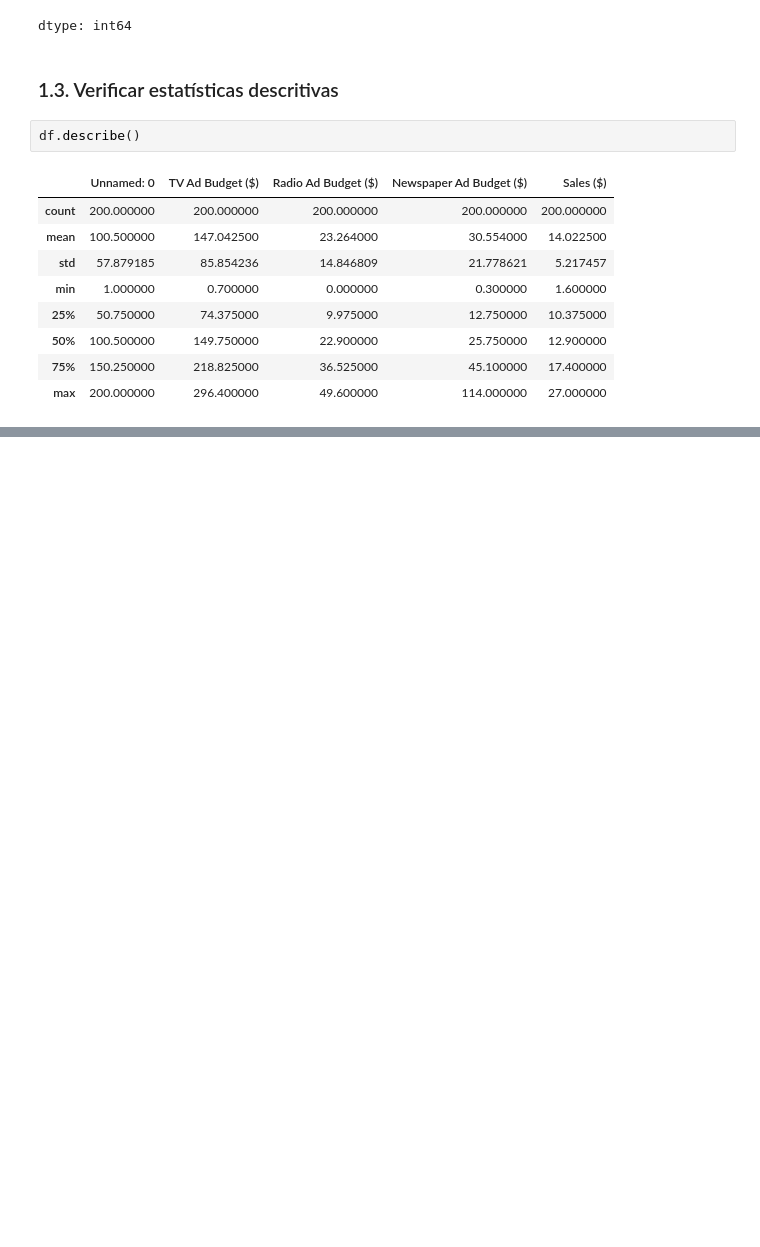
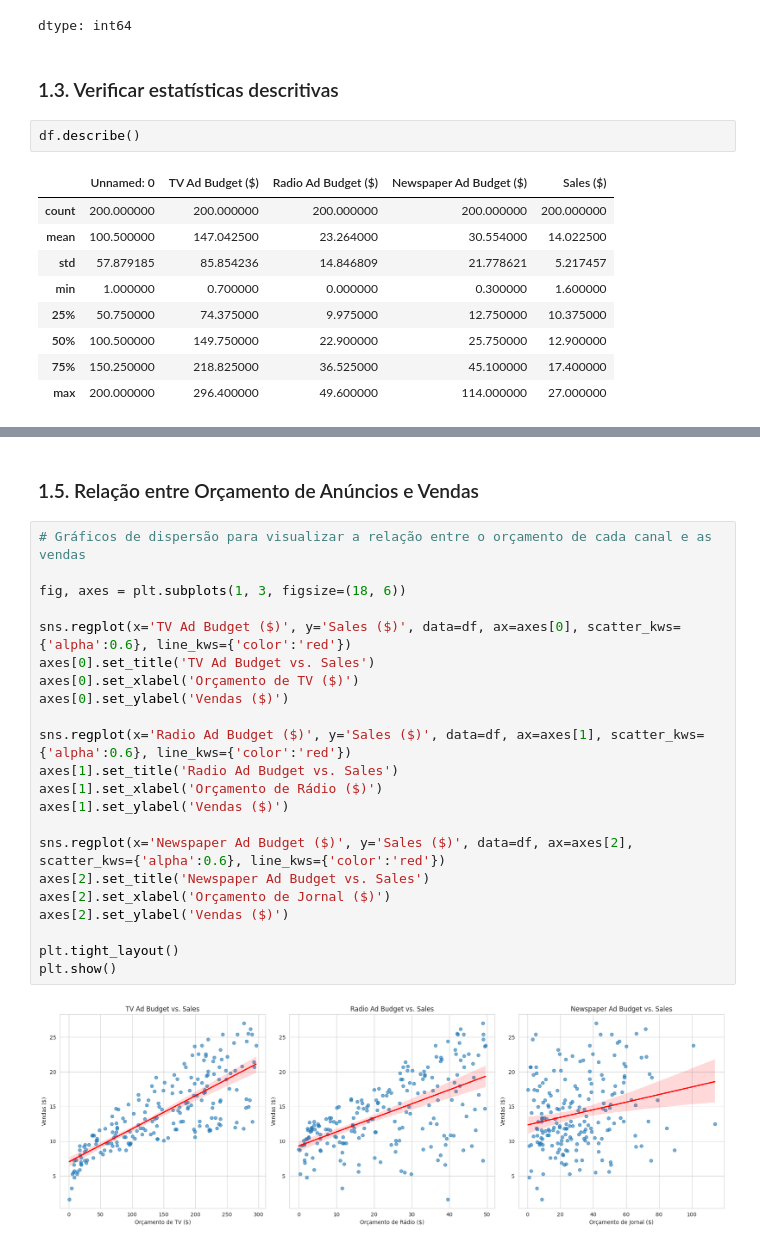
Before and after one commit to leoserpa/Advertising-Budget-Optimization-with-Regression-Models, a Jupyter notebook: notebooks/advertising_budget_optimization_regression_models.ipynb, the cells around one changed output, grey strips where cells are left out. Drawn from its saved outputs; the diff is of its cells as text; blank space fills up the shorter version.

```diff
--- a/notebooks/advertising_budget_optimization_regression_models.ipynb
+++ b/notebooks/advertising_budget_optimization_regression_models.ipynb
@@ -61,0 +98,26 @@ df.describe()
+# %% [markdown]
+### 1.5. Relação entre Orçamento de Anúncios e Vendas
+# %%
+# Gráficos de dispersão para visualizar a relação entre o orçamento de cada canal e as vendas
+
+fig, axes = plt.subplots(1, 3, figsize=(18, 6))
+
+sns.regplot(x='TV Ad Budget ($)', y='Sales ($)', data=df, ax=axes[0], scatter_kws={'alpha':0.6}, line_kws={'color':'red'})
+axes[0].set_title('TV Ad Budget vs. Sales')
+axes[0].set_xlabel('Orçamento de TV ($)')
+axes[0].set_ylabel('Vendas ($)')
+
+sns.regplot(x='Radio Ad Budget ($)', y='Sales ($)', data=df, ax=axes[1], scatter_kws={'alpha':0.6}, line_kws={'color':'red'})
+axes[1].set_title('Radio Ad Budget vs. Sales')
+axes[1].set_xlabel('Orçamento de Rádio ($)')
+axes[1].set_ylabel('Vendas ($)')
+
+sns.regplot(x='Newspaper Ad Budget ($)', y='Sales ($)', data=df, ax=axes[2], scatter_kws={'alpha':0.6}, line_kws={'color':'red'})
+axes[2].set_title('Newspaper Ad Budget vs. Sales')
+axes[2].set_xlabel('Orçamento de Jornal ($)')
+axes[2].set_ylabel('Vendas ($)')
+
+plt.tight_layout()
+plt.show()
+# %% [output]
+[figure, added]
```
Also changed, not shown: parts of 3 cells of this notebook.
